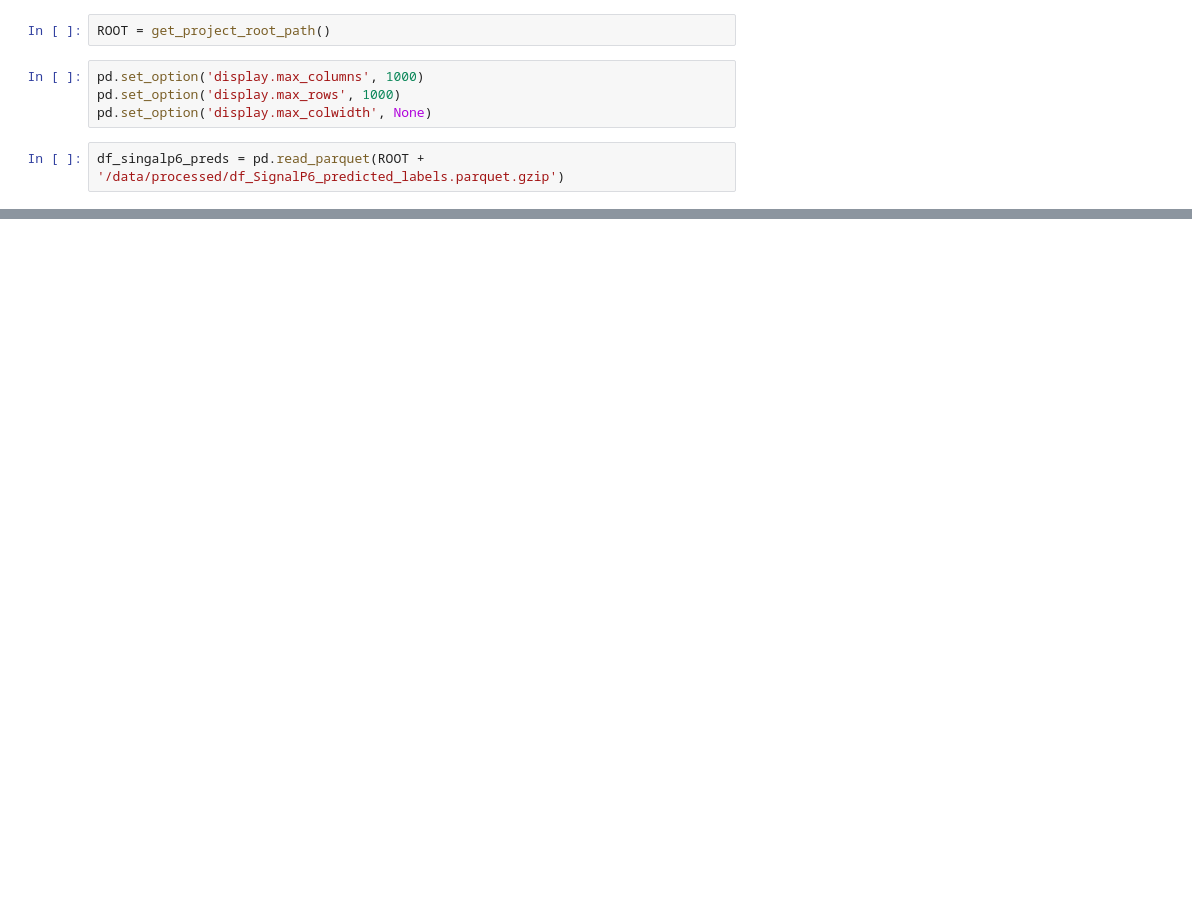
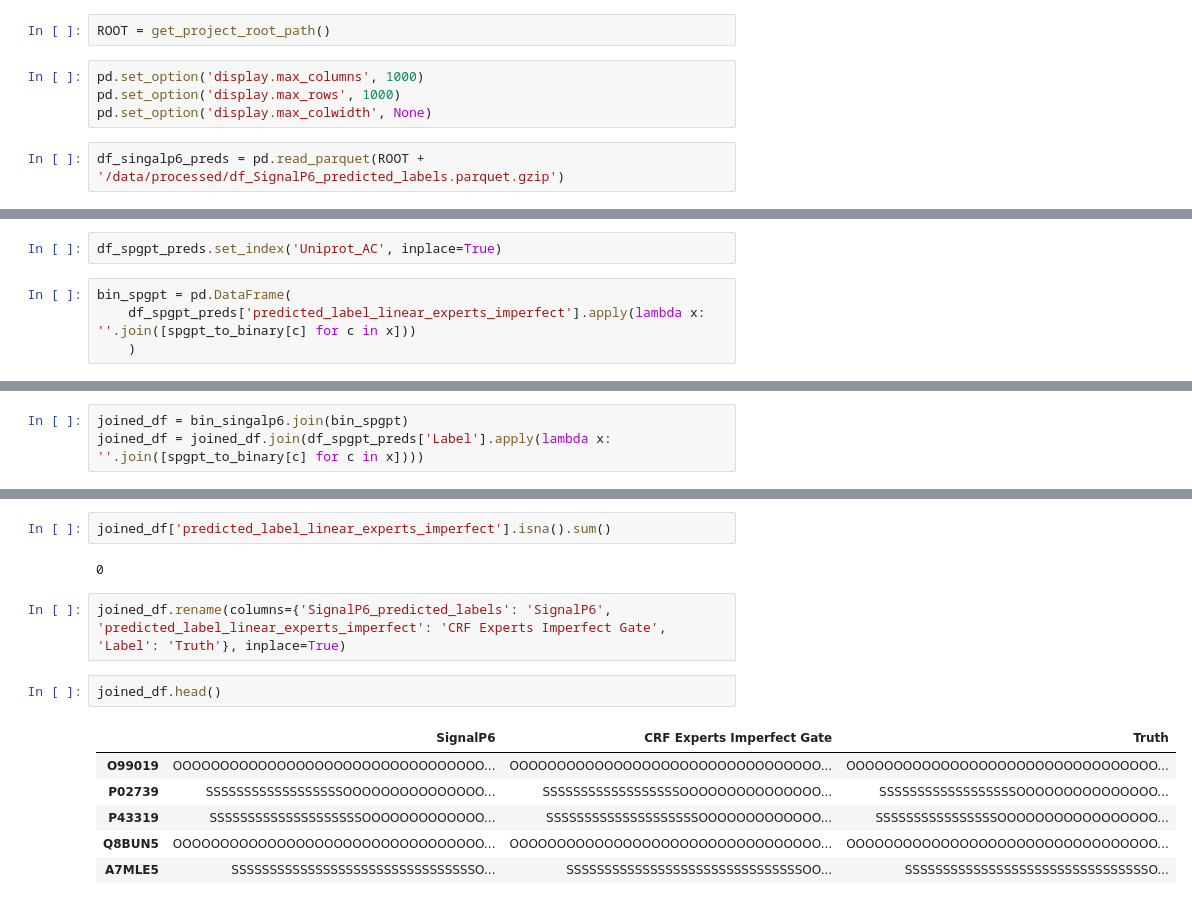
Before and after one commit to finnlueth/prottrans-t5-signalpeptide-prediction, a Jupyter notebook: notebooks/01_benchmark.ipynb, the cells around one changed output, grey strips where cells are left out. Saved outputs shown, nothing was run; the diff lists cells and outputs as text; blank space fills up the shorter version.

```diff
--- a/notebooks/01_benchmark.ipynb
+++ b/notebooks/01_benchmark.ipynb
@@ -28,0 +72,6 @@ df_singalp6_preds_type_split = df_singalp6_preds[
+# %%
+df_spgpt_preds.set_index('Uniprot_AC', inplace=True)
+# %%
+bin_spgpt = pd.DataFrame(
+    df_spgpt_preds['predicted_label_linear_experts_imperfect'].apply(lambda x: ''.join([spgpt_to_binary[c] for c in x]))
+    )
@@ -28,0 +97,3 @@ df_singalp6_preds_type_split = df_singalp6_preds[
+# %%
+joined_df = bin_singalp6.join(bin_spgpt)
+joined_df = joined_df.join(df_spgpt_preds['Label'].apply(lambda x: ''.join([spgpt_to_binary[c] for c in x])))
@@ -28,0 +120,15 @@ df_singalp6_preds_type_split = df_singalp6_preds[
+# %%
+joined_df['predicted_label_linear_experts_imperfect'].isna().sum()
+# %% [output]
+0
+# %%
+joined_df.rename(columns={'SignalP6_predicted_labels': 'SignalP6', 'predicted_label_linear_experts_imperfect': 'CRF Experts Imperfect Gate', 'Label': 'Truth'}, inplace=True)
+# %%
+joined_df.head()
+# %% [output]
+|  | SignalP6 | CRF Experts Imperfect Gate | Truth |
+| O99019 | OOOOOOOOOOOOOOOOOOOOOOOOOOOOOOOOO... | OOOOOOOOOOOOOOOOOOOOOOOOOOOOOOOOO... | OOOOOOOOOOOOOOOOOOOOOOOOOOOOOOOOO... |
+| P02739 | SSSSSSSSSSSSSSSSSSOOOOOOOOOOOOOOO... | SSSSSSSSSSSSSSSSSSOOOOOOOOOOOOOOO... | SSSSSSSSSSSSSSSSSSOOOOOOOOOOOOOOO... |
+| P43319 | SSSSSSSSSSSSSSSSSSSSOOOOOOOOOOOOO... | SSSSSSSSSSSSSSSSSSSSOOOOOOOOOOOOO... | SSSSSSSSSSSSSSSSOOOOOOOOOOOOOOOOO... |
+| Q8BUN5 | OOOOOOOOOOOOOOOOOOOOOOOOOOOOOOOOO... | OOOOOOOOOOOOOOOOOOOOOOOOOOOOOOOOO... | OOOOOOOOOOOOOOOOOOOOOOOOOOOOOOOOO... |
+| A7MLE5 | SSSSSSSSSSSSSSSSSSSSSSSSSSSSSSSSO... | SSSSSSSSSSSSSSSSSSSSSSSSSSSSSSSOO... | SSSSSSSSSSSSSSSSSSSSSSSSSSSSSSSSO... |
```
Also changed, not shown: parts of 31 cells of this notebook, 5 other files.
